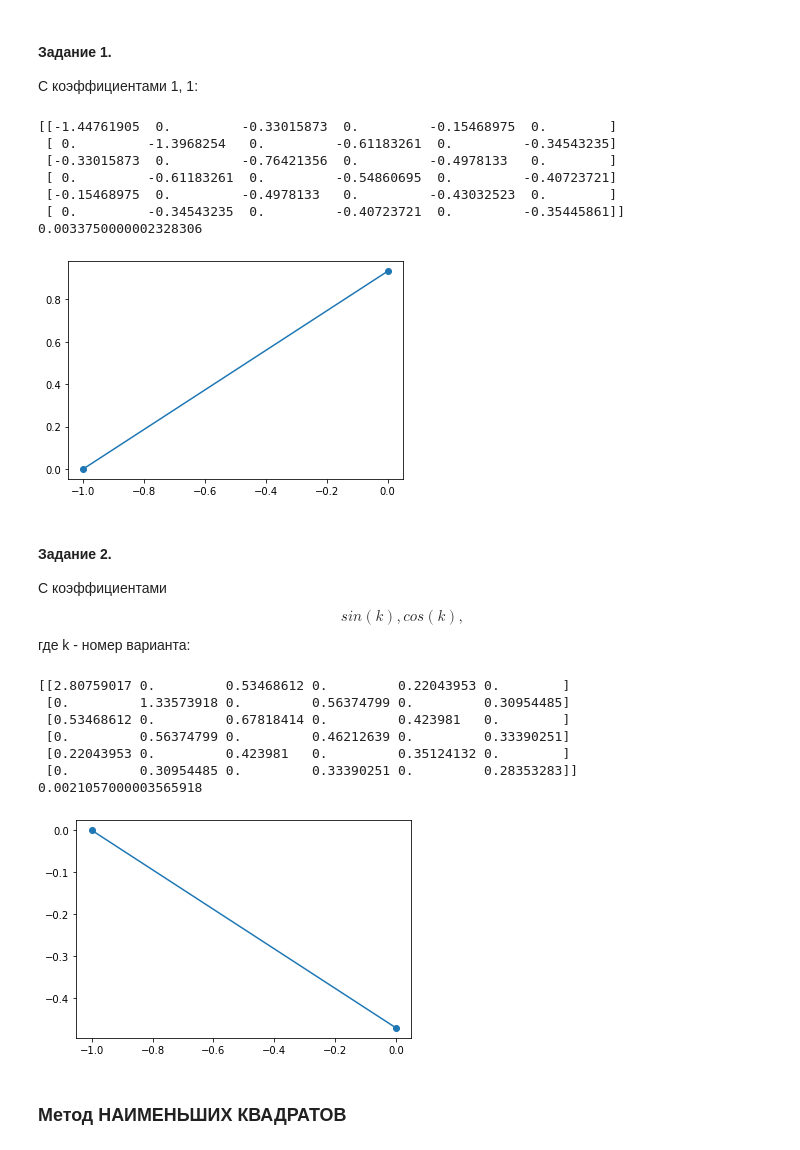
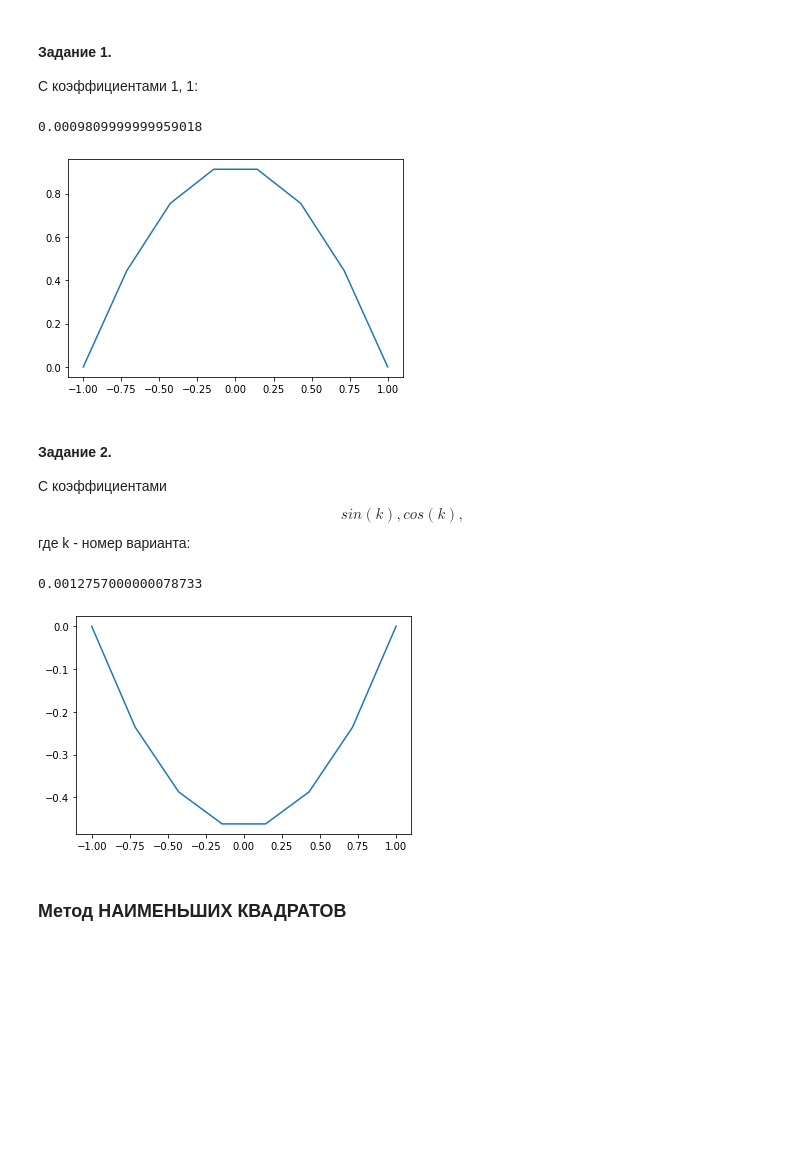
Before and after one commit to VadimOliseichik/Labs_MHA, a Jupyter notebook: Lab2.ipynb, the cells around one changed output. Drawn from its saved outputs; the diff is of its cells as text; code cells hidden in the pictures; blank space fills up the shorter version.

```diff
--- a/Lab2.ipynb
+++ b/Lab2.ipynb
@@ -94,6 +94,6 @@ for i in n:
 # %%
 for i in n:
     (x_k, y_k) = solve(i, lambda x: np.sin(k), lambda x: np.cos(k))
-    plt.plot(x_k, y_k, marker='o')
+    plt.plot(x_k, y_k)
     plt.show()
 # %% [output]
@@ -140,7 +140,7 @@ def int_y_2proiz_and_fi(n, m, x):
     else:
         return (n - 1) * (n - 2) * (pow(x, m + n - 3)/(m + n - 3) - pow(x, m + n - 1)/(m + n - 1)) \
                - (n + 1) * n * (pow(x, n + m - 1)/(n + m - 1) - pow(x, n + m + 1)/(n + m + 1))
-#отбщая производная выводится для 3+, до этого нужно было посчитать руками.
+
 
 def int_y(n, m, x):
     if n == 0:
@@ -172,40 +172,34 @@ def f(x, n):
     return -1 * (pow(x, n)/n - pow(x, n + 2)/(n + 2))
 
 
-def countX():
-    hag = 0.01
-    answer_mas_x = []
-    for i in range(-1,1):
-        answer_mas_x.append(i)
-        i += hag
-        i = round(i, 4)
-    return answer_mas_x
-
-
 def solve(m, alfa, betta):
     time_1 = time.clock()
     h = (b - a)/m
     ans_vector = []
     matrix = []
+    x_ans = []
     x = a
+    while x <= b:
+        x_ans.append(x)
+        x += h
+        x = round(x, 4)
     for i in range(1, m):
         row = []
         for j in range(1, m):
             row.append(alfa(x) * (int_y_2proiz_and_fi(j, i, b) - int_y_2proiz_and_fi(j, i, a)) + betta(x) * (int_y(j, i, b) - int_y(j, i, a)))
         matrix.append(row)
         ans_vector.append(f(b, i) - f(a, i))
-    print(np.array(matrix))
+    #print(np.array(matrix))
     a_ans = np.linalg.solve(matrix, ans_vector)
     y_ans = []
-    x_answer = countX()
-    for x_t in x_answer:
+    for x_t in x_ans:
         y_app = 0
         for g in range(1, m):
             y_app += y_old(g, x_t)*a_ans[g - 1]
         y_ans.append(y_app)
     time_now = time.clock()
     print(time_now - time_1)
-    return (x_answer, y_ans)
+    return (x_ans, y_ans)
 
 
 a = -1
@@ -218,33 +212,21 @@ n = [7]
 # %%
 for i in n:
     (x_k, y_k) = solve(i, lambda x: 1, lambda x: 1)
-    plt.plot(x_k, y_k, marker='o')
+    plt.plot(x_k, y_k)
     plt.show()
 # %% [output]
-[[-1.44761905  0.         -0.33015873  0.         -0.15468975  0.        ]
- [ 0.         -1.3968254   0.         -0.61183261  0.         -0.34543235]
- [-0.33015873  0.         -0.76421356  0.         -0.4978133   0.        ]
- [ 0.         -0.61183261  0.         -0.54860695  0.         -0.40723721]
- [-0.15468975  0.         -0.4978133   0.         -0.43032523  0.        ]
- [ 0.         -0.34543235  0.         -0.40723721  0.         -0.35445861]]
-0.0033750000002328306
+0.0009809999999959018
-[figure, old version]
+[figure, new version]
 # %% [markdown]
 #### Задание 2.
 С коэффициентами $$ sin(k), cos(k), $$ где k - номер варианта:
 # %%
 for i in n:
     (x_k, y_k) = solve(i, lambda x: np.sin(k), lambda x: np.cos(k))
-    plt.plot(x_k, y_k, marker='o')
+    plt.plot(x_k, y_k)
     plt.show()
 # %% [output]
-[[2.80759017 0.         0.53468612 0.         0.22043953 0.        ]
- [0.         1.33573918 0.         0.56374799 0.         0.30954485]
- [0.53468612 0.         0.67818414 0.         0.423981   0.        ]
- [0.         0.56374799 0.         0.46212639 0.         0.33390251]
- [0.22043953 0.         0.423981   0.         0.35124132 0.        ]
- [0.         0.30954485 0.         0.33390251 0.         0.28353283]]
-0.0021057000003565918
+0.0012757000000078733
-[figure, old version]
+[figure, new version]
 # %% [markdown]
 ### Метод НАИМЕНЬШИХ КВАДРАТОВ
```
Also changed, not shown: parts of 5 cells of this notebook.
